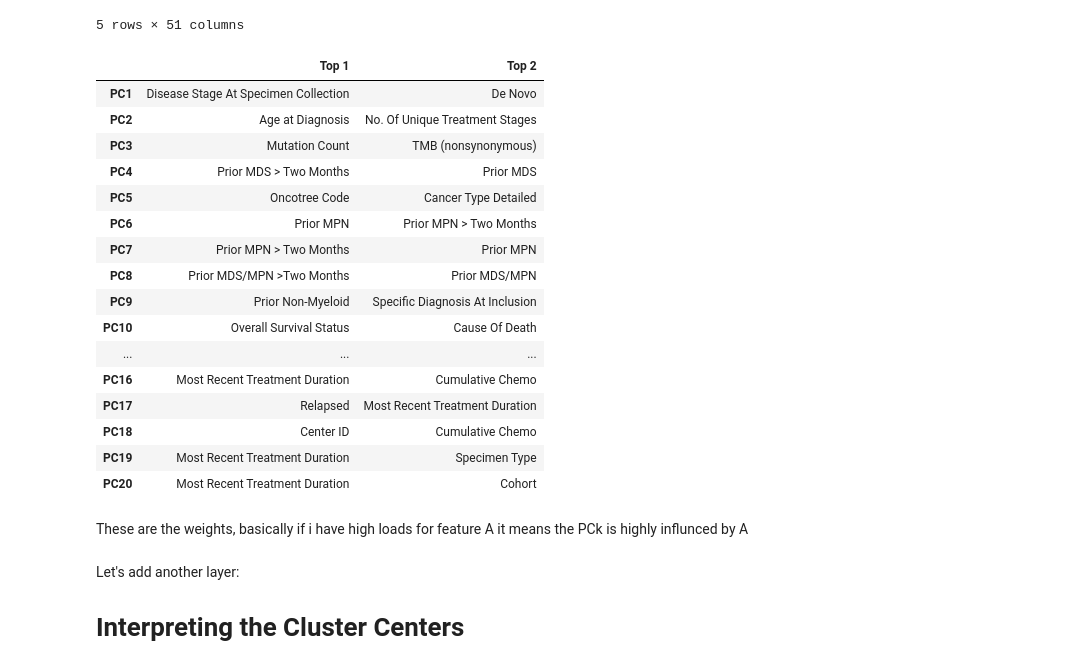
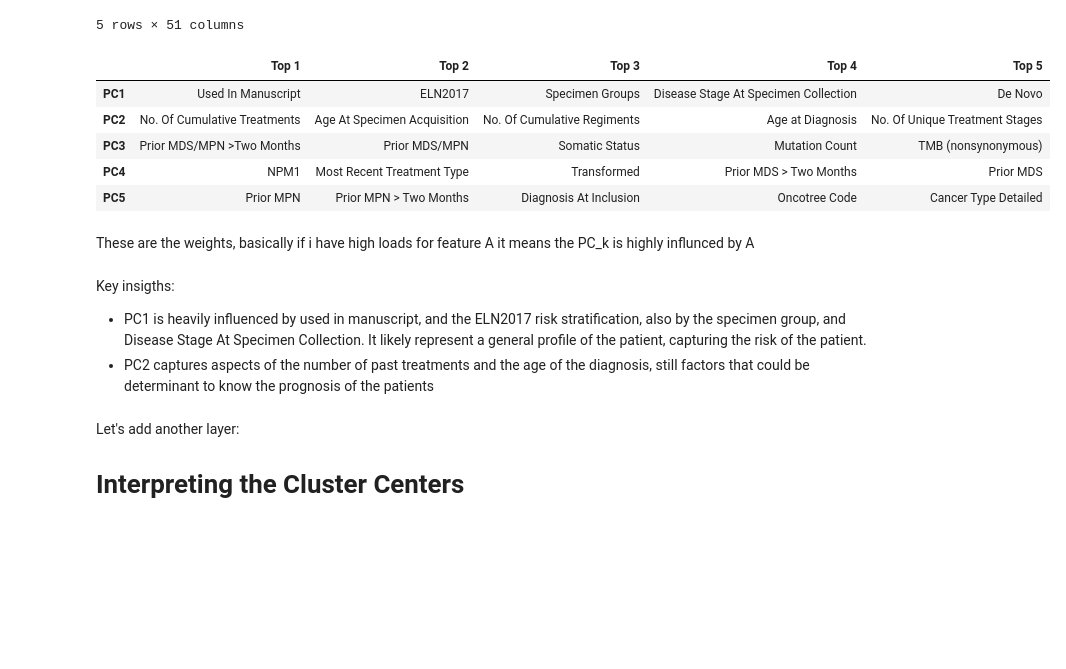
Before and after one commit to HavingFunLearning/PatientSegmentationCancer, a Jupyter notebook: notebook.ipynb, the cells around one changed output. Drawn from its saved outputs; the diff is of its cells as text; code cells hidden in the pictures; blank space fills up the shorter version.

```diff
--- a/notebook.ipynb
+++ b/notebook.ipynb
@@ -296,40 +268,24 @@ pca_loadings_df.head()
 | PC5 | 0.033372 | 0.034283 | -0.029974 | 3.330669e-16 | -0.489051 | ... |
 5 rows × 51 columns
 # %%
-# Find the absolute values of loadings for each principal component
 absolute_loadings = np.abs(pca_components_loads)
-
-# Find the indices of the top 3 loadings for each principal component
-top_2_indices = np.argsort(absolute_loadings, axis=1)[:, -2:]
-
-# Get the column names corresponding to the top 3 loadings for each principal component
-top_2_columns = np.array(standardized_df.columns)[top_2_indices]
-
-# Create a DataFrame to display the top 3 columns for each principal component
-top_2_columns_df = pd.DataFrame(top_2_columns, columns=[f'Top {i+1}' for i in range(2)], index=[f'PC{i}' for i in range(1, 21)])
-
-# Display the DataFrame
-top_2_columns_df
+top_5_indices = np.argsort(absolute_loadings, axis=1)[:, -5:]
+top_5_columns = np.array(standardized_df.columns)[top_5_indices]
+top_5_columns_df = pd.DataFrame(top_5_columns, columns=[f'Top {i+1}' for i in range(5)], index=[f'PC{i}' for i in range(1, 21)])
+top_5_columns_df.head()
 # %% [output]
-|  | Top 1 | Top 2 |
-| PC1 | Disease Stage At Specimen Collection | De Novo |
-| PC2 | Age at Diagnosis | No. Of Unique Treatment Stages |
-| PC3 | Mutation Count | TMB (nonsynonymous) |
-| PC4 | Prior MDS > Two Months | Prior MDS |
-| PC5 | Oncotree Code | Cancer Type Detailed |
-| PC6 | Prior MPN | Prior MPN > Two Months |
-| PC7 | Prior MPN > Two Months | Prior MPN |
-| PC8 | Prior MDS/MPN >Two Months | Prior MDS/MPN |
-| PC9 | Prior Non-Myeloid | Specific Diagnosis At Inclusion |
-| PC10 | Overall Survival Status | Cause Of Death |
-| ... | ... | ... |
-| PC16 | Most Recent Treatment Duration | Cumulative Chemo |
-| PC17 | Relapsed | Most Recent Treatment Duration |
-| PC18 | Center ID | Cumulative Chemo |
-| PC19 | Most Recent Treatment Duration | Specimen Type |
-| PC20 | Most Recent Treatment Duration | Cohort |
+|  | Top 1 | Top 2 | Top 3 | Top 4 | Top 5 |
+| PC1 | Used In Manuscript | ELN2017 | Specimen Groups | Disease Stage At Specimen Collection | De Novo |
+| PC2 | No. Of Cumulative Treatments | Age At Specimen Acquisition | No. Of Cumulative Regiments | Age at Diagnosis | No. Of Unique Treatment Stages |
+| PC3 | Prior MDS/MPN >Two Months | Prior MDS/MPN | Somatic Status | Mutation Count | TMB (nonsynonymous) |
+| PC4 | NPM1 | Most Recent Treatment Type | Transformed | Prior MDS > Two Months | Prior MDS |
+| PC5 | Prior MPN | Prior MPN > Two Months | Diagnosis At Inclusion | Oncotree Code | Cancer Type Detailed |
 # %% [markdown]
-These are the weights, basically if i have high loads for feature A it means the PCk is highly influnced by A
+These are the weights, basically if i have high loads for feature A it means the PC_k is highly influnced by A
+# %% [markdown]
+Key insigths:
+- PC1 is heavily influenced by used in manuscript, and the ELN2017 risk stratification, also by the specimen group, and Disease Stage At Specimen Collection. It likely represent a general profile of the patient, capturing the risk of the patient.
+- PC2 captures aspects of the number of past treatments and the age of the diagnosis, still factors that could be determinant to know the prognosis of the patients
 # %% [markdown]
 Let's add another layer:
 # Interpreting the Cluster Centers
```
Also changed, not shown: parts of 18 cells of this notebook.
